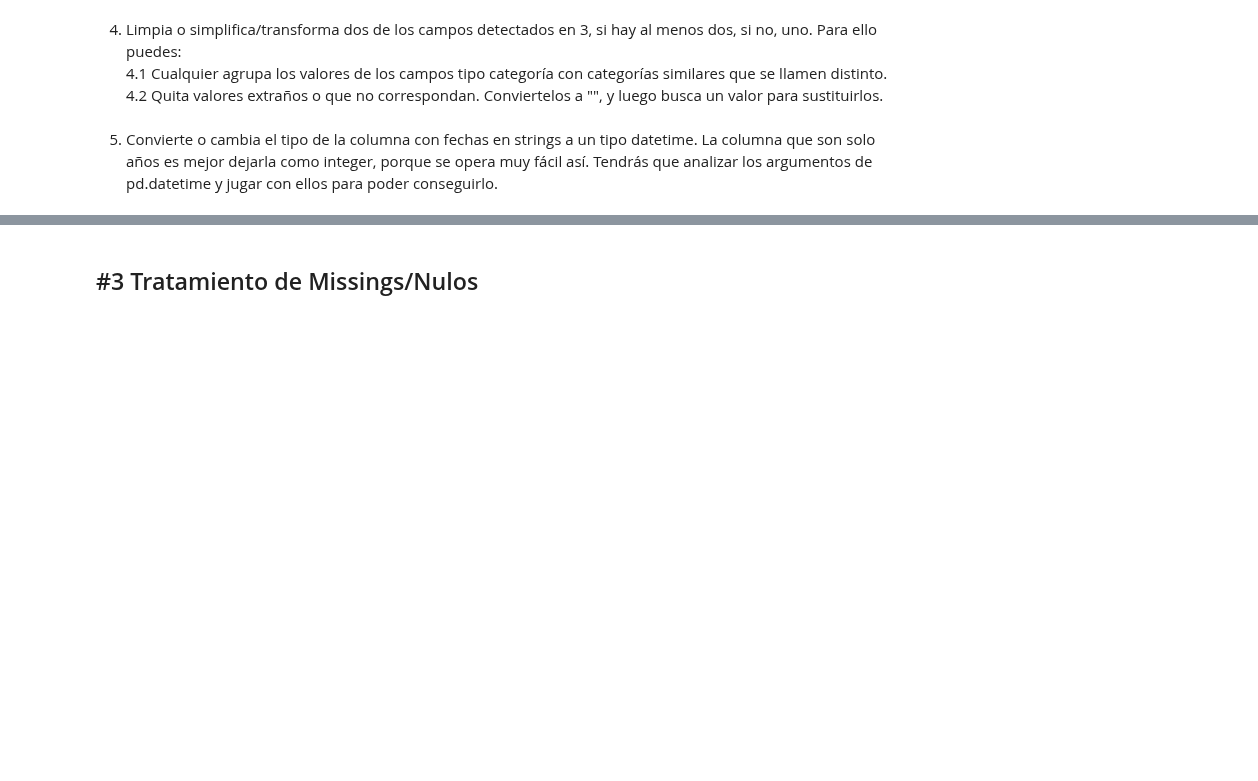
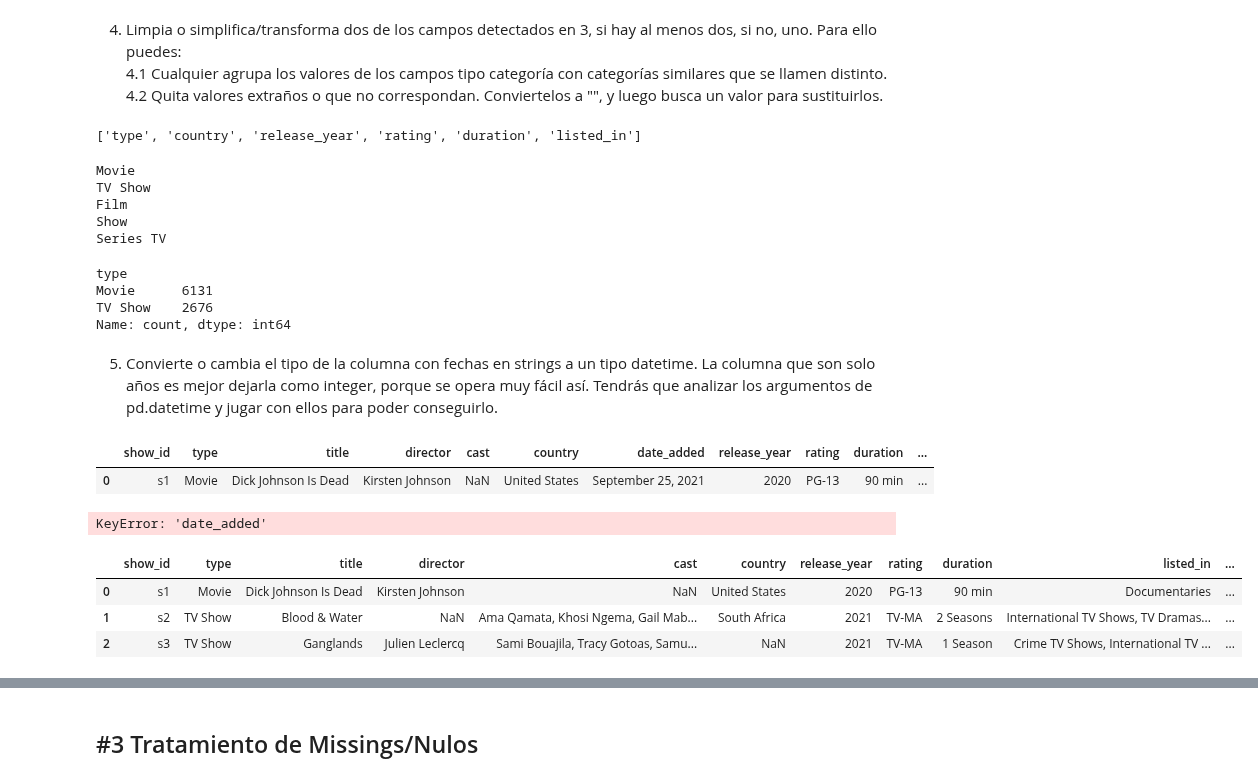
Before and after one commit to CarlosNoya/ONLINE_DS_THEBRIDGE_TRABAJOS, a Jupyter notebook: SPRINT_05/Unidad_01/Practica_Obligatoria/18_Practica_Obligatoria_ETL.ipynb, the cells around one changed output, grey strips where cells are left out. Saved outputs shown, nothing was run; the diff lists cells and outputs as text; code cells hidden in the pictures; blank space fills up the shorter version.

```diff
--- a/SPRINT_05/Unidad_01/Practica_Obligatoria/18_Practica_Obligatoria_ETL.ipynb
+++ b/SPRINT_05/Unidad_01/Practica_Obligatoria/18_Practica_Obligatoria_ETL.ipynb
@@ -483,5 +483,55 @@ Cult Movies, Dramas, Thrillers                        1
 4. Limpia o simplifica/transforma dos de los campos detectados en 3, si hay al menos dos, si no, uno. Para ello puedes:
 4.1 Cualquier agrupa los valores de los campos tipo categoría con categorías similares que se llamen distinto.
 4.2 Quita valores extraños o que no correspondan. Conviertelos a "", y luego busca un valor para sustituirlos.
+# %%
+lista_card
+# %% [output]
+['type', 'country', 'release_year', 'rating', 'duration', 'listed_in']
+# %%
+for valor in df_peliculas["type"].unique():
+    print(valor)
+# %% [output]
+Movie
+TV Show
+Film
+Show
+Series TV
+# %%
+# diccionario de almacenamiento
+tipos_corregido= {}
+
+for indice, valor in df_peliculas["type"].items():
+    if valor=="Movie" or valor=="Film":              # Movie o Pelicula es lo mismo (categoria movie)
+        tipos_corregido[indice]="Movie"
+    else:
+        tipos_corregido[indice]="TV Show"            # el resto son series
+
+
+df_peliculas["type"] = tipos_corregido  #asignamos
+
+df_peliculas["type"].value_counts()
+# %% [output]
+type
+Movie      6131
+TV Show    2676
+Name: count, dtype: int64
 # %% [markdown]
 5. Convierte o cambia el tipo de la columna con fechas en strings a un tipo datetime. La columna que son solo años es mejor dejarla como integer, porque se opera muy fácil así. Tendrás que analizar los argumentos de pd.datetime y jugar con ellos para poder conseguirlo.
+# %%
+df_peliculas.head(1)
+# %% [output]
+|  | show_id | type | title | director | cast | country | date_added | release_year | rating | duration | ... |
+| 0 | s1 | Movie | Dick Johnson Is Dead | Kirsten Johnson | NaN | United States | September 25, 2021 | 2020 | PG-13 | 90 min | ... |
+# %%
+df_peliculas["fecha"]= pd.to_datetime(df_peliculas["date_added"])
+
+df_peliculas.drop(columns= "date_added", inplace=True)
+# %% [output]
+KeyError: 'date_added'
+# %%
+df_peliculas.head(3)
+# %% [output]
+|  | show_id | type | title | director | cast | country | release_year | rating | duration | listed_in | ... |
+| 0 | s1 | Movie | Dick Johnson Is Dead | Kirsten Johnson | NaN | United States | 2020 | PG-13 | 90 min | Documentaries | ... |
+| 1 | s2 | TV Show | Blood & Water | NaN | Ama Qamata, Khosi Ngema, Gail Mab... | South Africa | 2021 | TV-MA | 2 Seasons | International TV Shows, TV Dramas... | ... |
+| 2 | s3 | TV Show | Ganglands | Julien Leclercq | Sami Bouajila, Tracy Gotoas, Samu... | NaN | 2021 | TV-MA | 1 Season | Crime TV Shows, International TV ... | ... |
```
Also changed, not shown: parts of 3 cells of this notebook.
